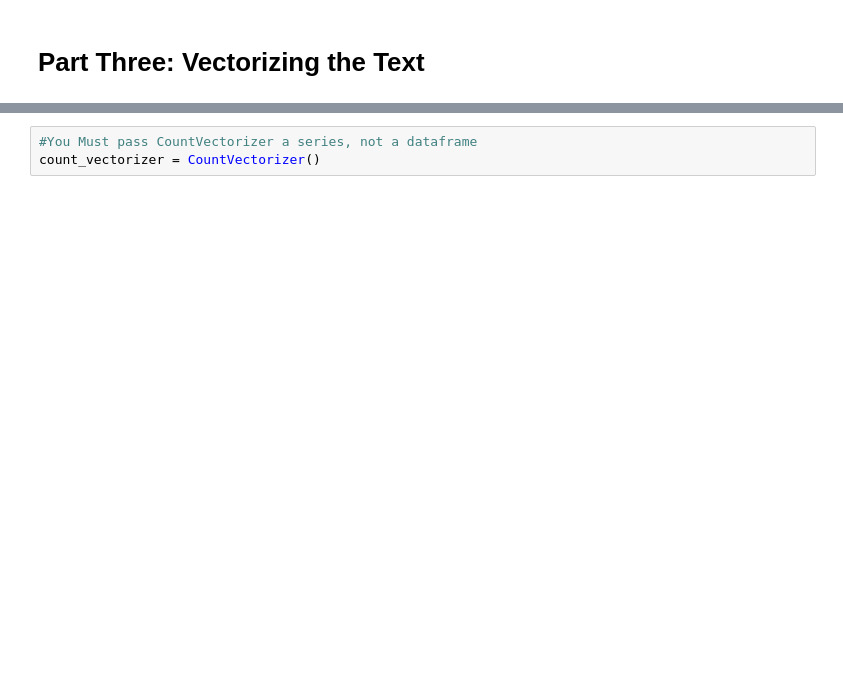
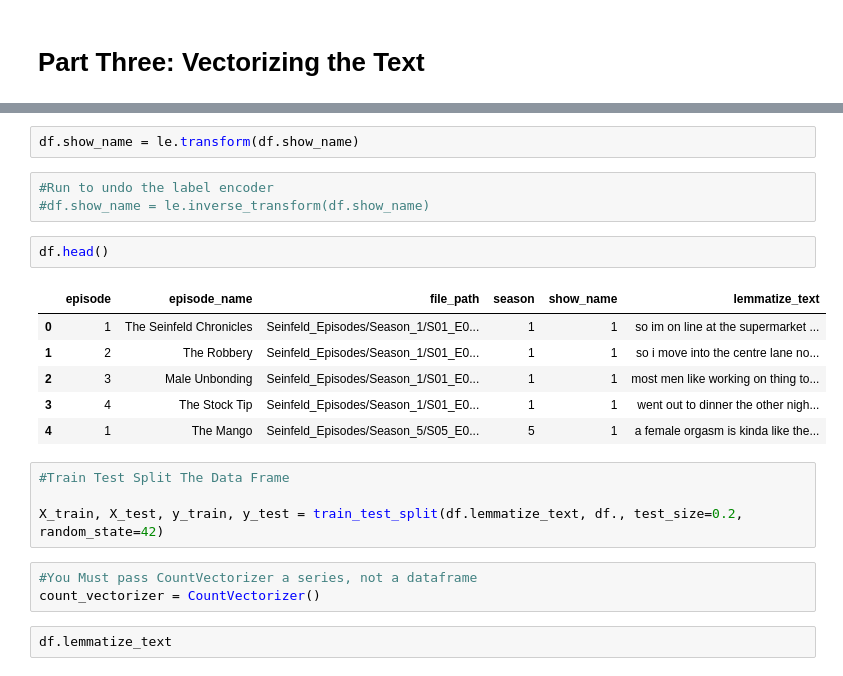
Before and after one commit to amitrani6/nlp-overview, a Jupyter notebook: word_vectorization.ipynb, the cells around one changed output, grey strips where cells are left out. Drawn from its saved outputs; the diff is of its cells as text; blank space fills up the shorter version.

```diff
--- a/word_vectorization.ipynb
+++ b/word_vectorization.ipynb
@@ -248,3 +263,23 @@ df.tail()
+# %%
+df.show_name = le.transform(df.show_name)
+# %%
+#Run to undo the label encoder
+#df.show_name = le.inverse_transform(df.show_name)
+# %%
+df.head()
+# %% [output]
+|  | episode | episode_name | file_path | season | show_name | lemmatize_text |
+| 0 | 1 | The Seinfeld Chronicles | Seinfeld_Episodes/Season_1/S01_E0... | 1 | 1 | so im on line at the supermarket ... |
+| 1 | 2 | The Robbery | Seinfeld_Episodes/Season_1/S01_E0... | 1 | 1 | so i move into the centre lane no... |
+| 2 | 3 | Male Unbonding | Seinfeld_Episodes/Season_1/S01_E0... | 1 | 1 | most men like working on thing to... |
+| 3 | 4 | The Stock Tip | Seinfeld_Episodes/Season_1/S01_E0... | 1 | 1 | went out to dinner the other nigh... |
+| 4 | 1 | The Mango | Seinfeld_Episodes/Season_5/S05_E0... | 5 | 1 | a female orgasm is kinda like the... |
+# %%
+#Train Test Split The Data Frame
+
+X_train, X_test, y_train, y_test = train_test_split(df.lemmatize_text, df., test_size=0.2, random_state=42)
 # %%
 #You Must pass CountVectorizer a series, not a dataframe
 count_vectorizer = CountVectorizer()
+# %%
+df.lemmatize_text
```
Also changed, not shown: parts of 6 cells of this notebook.
